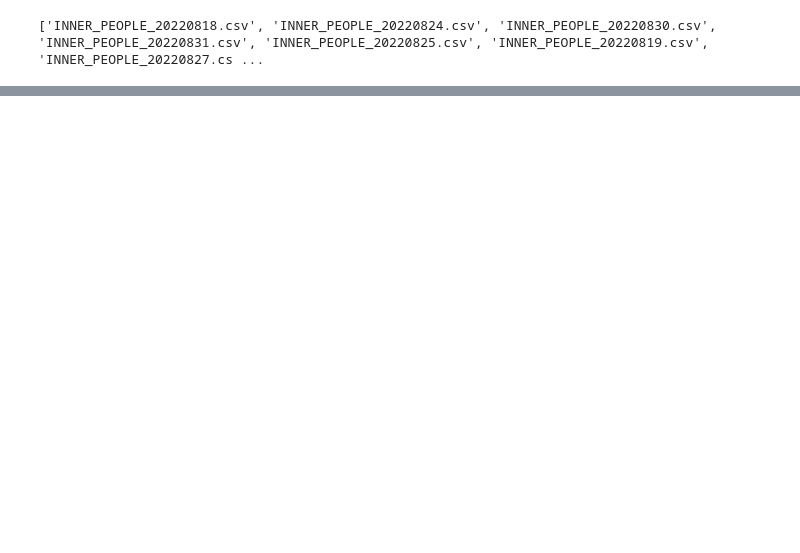
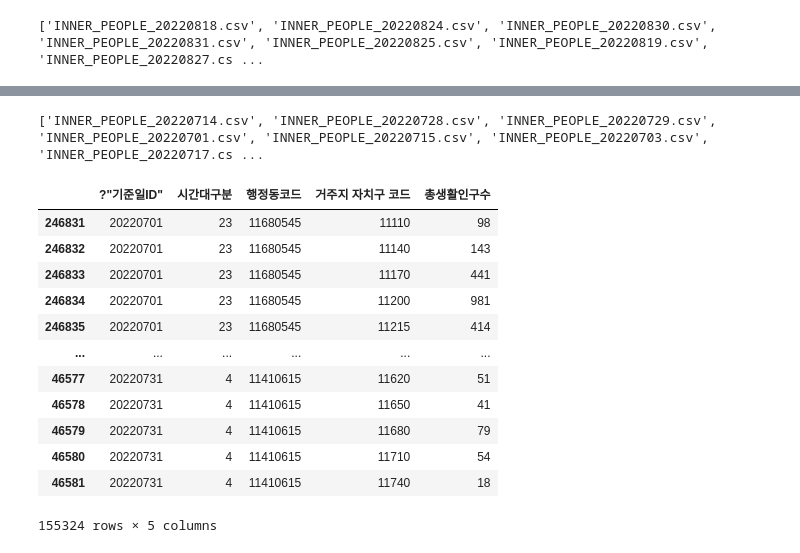
Before and after one commit to MinkyuRamen/WatermelonTheBest, a Jupyter notebook: predict_bus/predict_bus_code.ipynb, the cells around one changed output, grey strips where cells are left out. Cells and saved outputs as stored; diff of their text form; code cells hidden in the pictures; blank space fills up the shorter version.

```diff
--- a/predict_bus/predict_bus_code.ipynb
+++ b/predict_bus/predict_bus_code.ipynb
@@ -91,0 +100,34 @@ move_data_0700_gangnam
+# %%
+file_list = os.listdir('/Users/minkyuramen/Desktop/INNER_PEOPLE_202207/')
+print(file_list)
+name_list = []
+
+for file in sorted(file_list):
+    file_name = file.split('.')[0]
+    move_data = pd.read_csv(f'/Users/minkyuramen/Desktop/INNER_PEOPLE_202207/{file}', encoding='euc-kr')
+    move_data5 = move_data.iloc[:,:5]
+    for idx, i in enumerate(hotplace):
+        globals()[f'{file_name}_{idx}'] = move_data5[move_data5['행정동코드']==i]
+    globals()[file_name] = pd.concat([globals()[f'{file_name}_{idx}'] for idx in range(len(hotplace))])
+    name_list.append(globals()[file_name])
+# %% [output]
+['INNER_PEOPLE_20220714.csv', 'INNER_PEOPLE_20220728.csv', 'INNER_PEOPLE_20220729.csv', 'INNER_PEOPLE_20220701.csv', 'INNER_PEOPLE_20220715.csv', 'INNER_PEOPLE_20220703.csv', 'INNER_PEOPLE_20220717.cs ...
+# %%
+for time in [23,0,1,2,3,4]:
+    globals()[f'move_people_07{time}'] = move_people_07[move_people_07['시간대구분']==time]
+move_people_07_night = pd.concat([globals()[f'move_people_07{time}'] for time in [23,0,1,2,3,4]])
+move_people_07_night
+# %% [output]
+|  | ?"기준일ID" | 시간대구분 | 행정동코드 | 거주지 자치구 코드 | 총생활인구수 |
+| 246831 | 20220701 | 23 | 11680545 | 11110 | 98 |
+| 246832 | 20220701 | 23 | 11680545 | 11140 | 143 |
+| 246833 | 20220701 | 23 | 11680545 | 11170 | 441 |
+| 246834 | 20220701 | 23 | 11680545 | 11200 | 981 |
+| 246835 | 20220701 | 23 | 11680545 | 11215 | 414 |
+| ... | ... | ... | ... | ... | ... |
+| 46577 | 20220731 | 4 | 11410615 | 11620 | 51 |
+| 46578 | 20220731 | 4 | 11410615 | 11650 | 41 |
+| 46579 | 20220731 | 4 | 11410615 | 11680 | 79 |
+| 46580 | 20220731 | 4 | 11410615 | 11710 | 54 |
+| 46581 | 20220731 | 4 | 11410615 | 11740 | 18 |
+155324 rows × 5 columns
```
Also changed, not shown: parts of 16 cells of this notebook.
